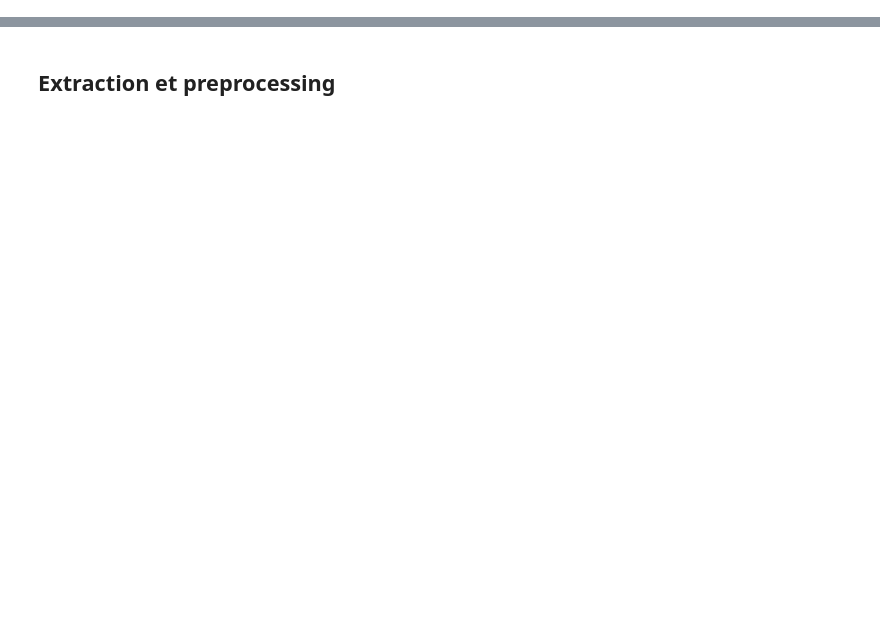
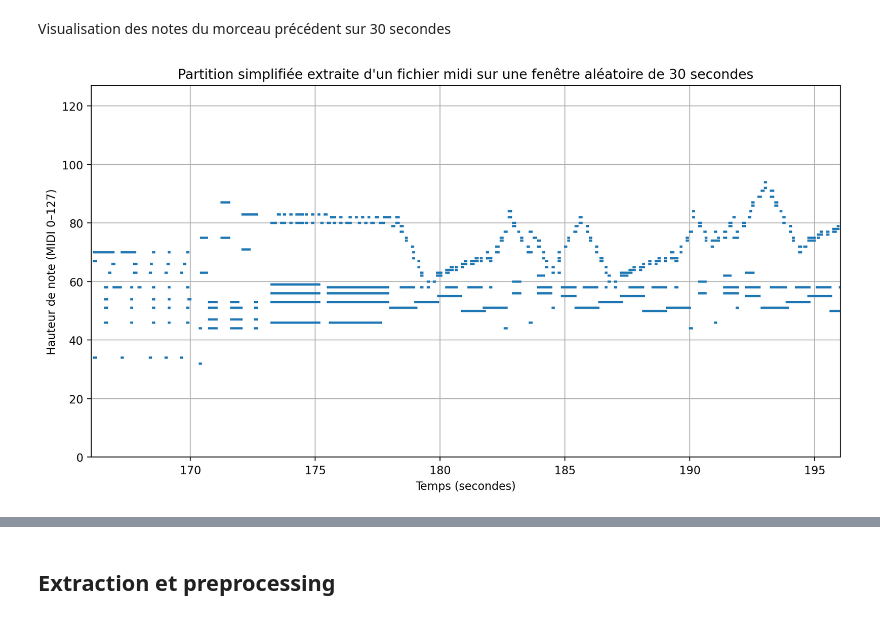
Before and after one commit to klarispng/DEEPL_PROJET, a Jupyter notebook: X_Melody_generation.ipynb, the cells around one changed output, grey strips where cells are left out. Cells and saved outputs as stored; diff of their text form; code cells hidden in the pictures; blank space fills up the shorter version.

```diff
--- a/X_Melody_generation.ipynb
+++ b/X_Melody_generation.ipynb
@@ -31,0 +38,55 @@ midi.show('midi')
+# %% [markdown]
+Visualisation des notes du morceau précédent sur 30 secondes
+# %%
+# Extraire le tempo (en microsecondes par noire) → convertir en BPM
+tempo_indication = midi.metronomeMarkBoundaries()[0][2]
+bpm = tempo_indication.number
+seconds_per_quarter = 60 / bpm
+
+# Créer la liste de toutes les notes avec leurs temps
+note_list = []
+for part in midi.parts:
+    flat_part = part.flat.notes
+    for element in flat_part:
+        start_ql = float(element.offset)
+        dur_ql = float(element.quarterLength)
+        start_sec = start_ql * seconds_per_quarter
+        duration_sec = dur_ql * seconds_per_quarter
+
+        if isinstance(element, note.Note):
+            note_list.append({
+                'pitch': element.pitch.midi,
+                'start': start_sec,
+                'duration': duration_sec
+            })
+        elif isinstance(element, chord.Chord):
+            for pitch in element.pitches:
+                note_list.append({
+                    'pitch': pitch.midi,
+                    'start': start_sec,
+                    'duration': duration_sec
+                })
+
+#Pour que ce soit lisible, je ne visualise que 30 secondes
+total_duration = max(n['start'] + n['duration'] for n in note_list)
+window_duration = 30
+
+#On choisit un point de départ aléatoire
+start_time = random.uniform(0, total_duration - window_duration)
+end_time = start_time + window_duration
+window_notes = [n for n in note_list if start_time <= n['start'] <= end_time] #on en sélectionne que les notes dans la fenetre
+
+# Affichage
+fig, ax = plt.subplots(figsize=(12, 6))
+for n in window_notes:
+    ax.hlines(y=n['pitch'], xmin=n['start'], xmax=n['start'] + n['duration'], linewidth=2)
+
+ax.set_xlabel("Temps (secondes)")
+ax.set_ylabel("Hauteur de note (MIDI 0–127)")
+ax.set_title(f"Partition simplifiée extraite d'un fichier midi sur une fenêtre aléatoire de 30 secondes")
+ax.set_ylim(0, 127)
+ax.set_xlim(start_time, end_time)
+ax.grid(True)
+plt.show()
+# %% [output]
+[figure, added]
```
Also changed, not shown: parts of 23 cells of this notebook, 1 other file.
